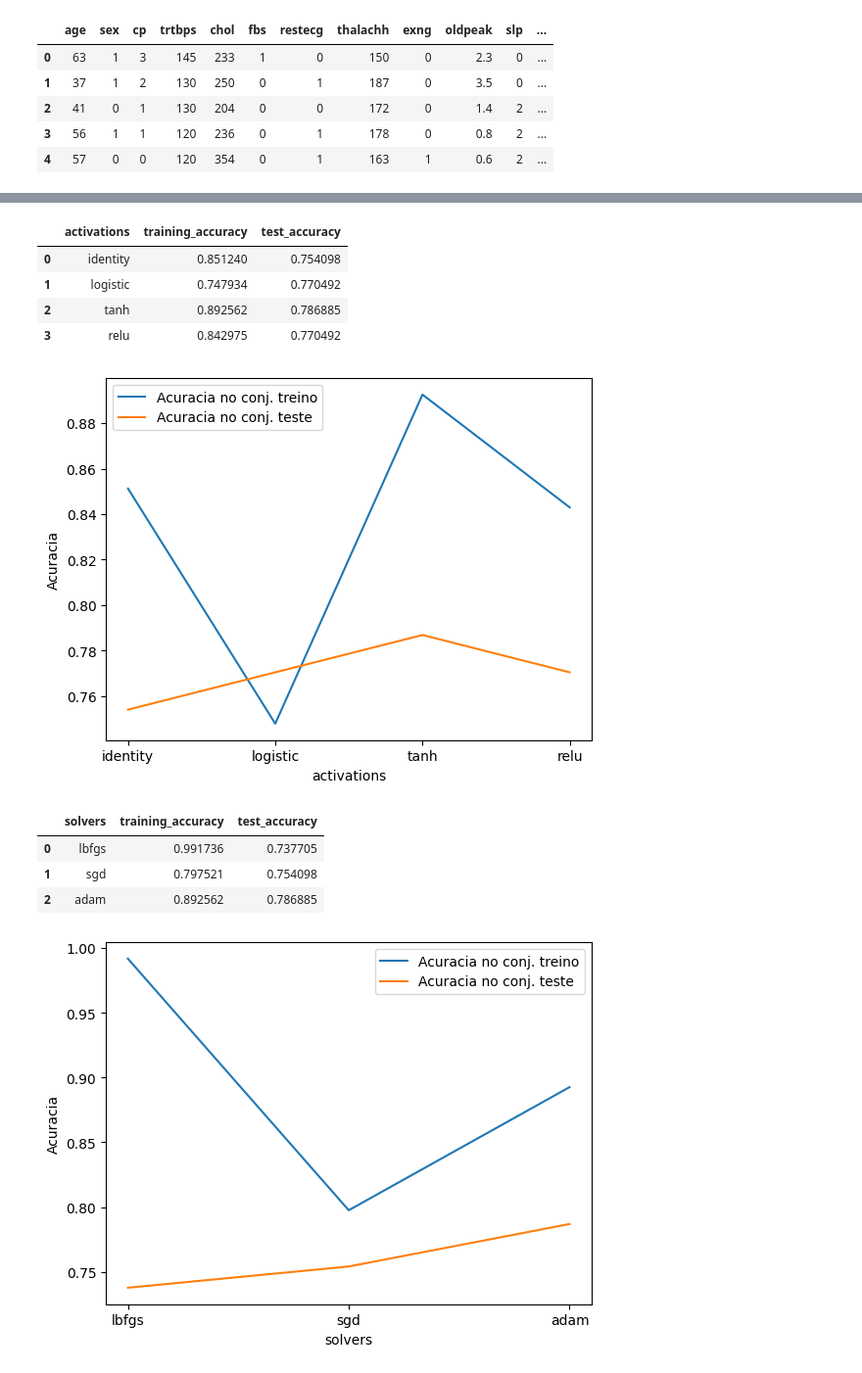
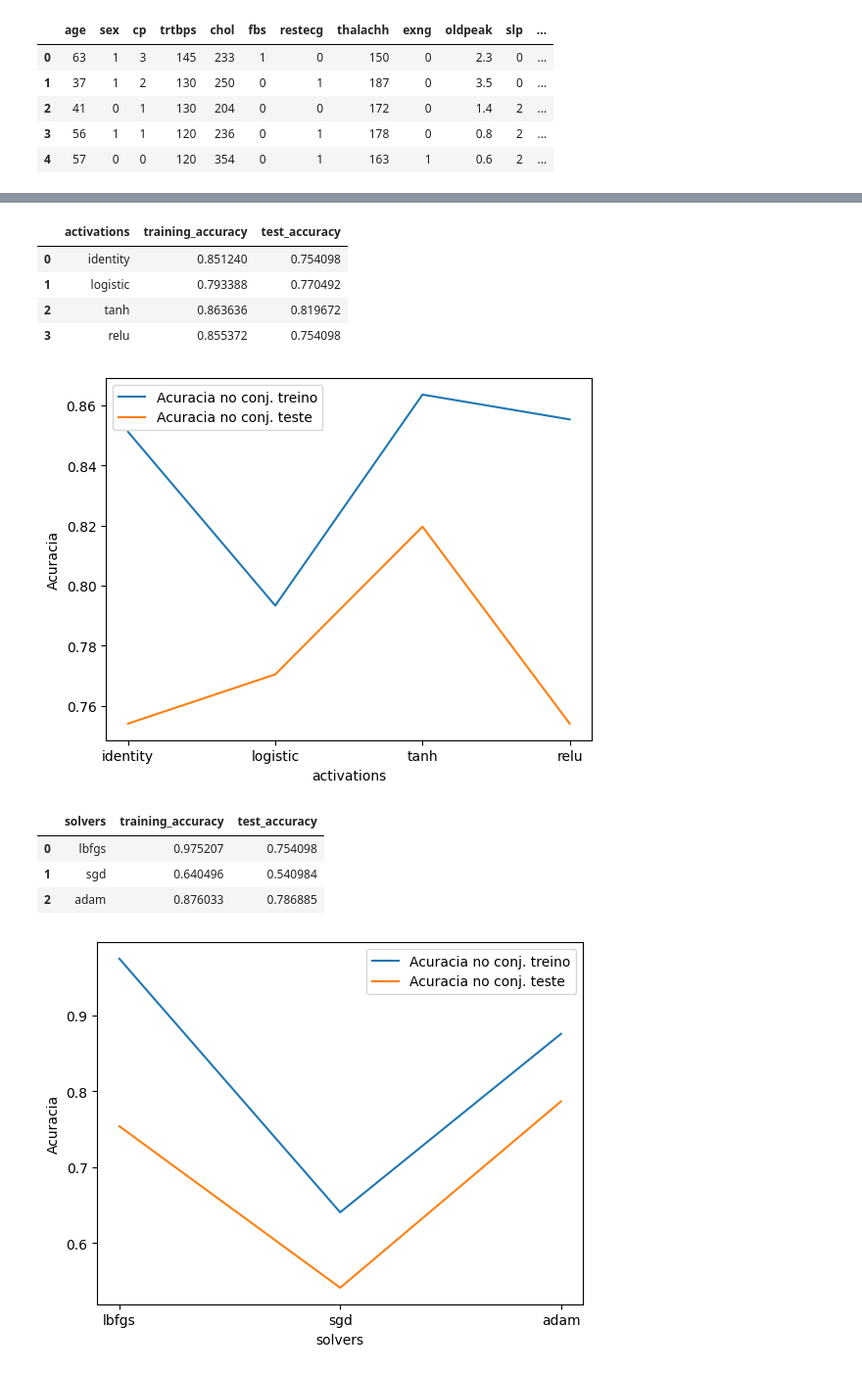
Before and after one commit to DanielSLucas/introducaoDataScience, a Jupyter notebook: praticando/heart attack/neuralNetwork.ipynb, the cells around one changed output, grey strips where cells are left out. Shown: that part at 98% size. Cells and saved outputs as stored; diff of their text form; code cells hidden in the pictures.

```diff
--- a/praticando/heart attack/neuralNetwork.ipynb
+++ b/praticando/heart attack/neuralNetwork.ipynb
@@ -45,3 +45,24 @@ X_train, X_test, y_train, y_test = train_test_split(
 sc_X = StandardScaler()
 X_trainscaled = sc_X.fit_transform(X_train)
 X_testscaled = sc_X.transform(X_test)
+# %%
+training_accuracy = []
+test_accuracy = []
+
+hidden_layer_sizess = [(100), (50, 100, 50), (16, 4), (8, 2)]
+str_hidden_layer_sizess = ['(100)', '(50, 100, 50)', '(16, 4)', '(8, 2)']
+
+for hidden_layer_sizes in hidden_layer_sizess:
+  mlp = MLPClassifier(
+    hidden_layer_sizes=hidden_layer_sizes,
+  ).fit(X_trainscaled, y_train)
+  training_accuracy.append(mlp.score(X_trainscaled, y_train))
+  test_accuracy.append(mlp.score(X_testscaled, y_test))
+
+plt.plot(str_hidden_layer_sizess, training_accuracy, label='Acuracia no conj. treino')
+plt.plot(str_hidden_layer_sizess, test_accuracy, label='Acuracia no conj. teste')
+plt.ylabel('Acuracia')
+plt.xlabel('hidden_layer_sizess')
+plt.legend()
+
+pd.DataFrame({"hidden_layer_sizess": str_hidden_layer_sizess, "training_accuracy": training_accuracy, "test_accuracy":test_accuracy })
@@ -55,7 +83,6 @@ for activation in activations:
   mlp = MLPClassifier(
     hidden_layer_sizes=(8, 2),
     activation=activation,
-    random_state=1,
   ).fit(X_trainscaled, y_train)
   training_accuracy.append(mlp.score(X_trainscaled, y_train))
   test_accuracy.append(mlp.score(X_testscaled, y_test))
@@ -70,38 +97,37 @@ pd.DataFrame({"activations": activations, "training_accuracy": training_accuracy
 # %% [output]
 |  | activations | training_accuracy | test_accuracy |
 | 0 | identity | 0.851240 | 0.754098 |
-| 1 | logistic | 0.747934 | 0.770492 |
-| 2 | tanh | 0.892562 | 0.786885 |
-| 3 | relu | 0.842975 | 0.770492 |
+| 1 | logistic | 0.793388 | 0.770492 |
+| 2 | tanh | 0.863636 | 0.819672 |
+| 3 | relu | 0.855372 | 0.754098 |
-[figure, old version]
+[figure, new version]
 # %%
 training_accuracy = []
 test_accuracy = []
 
 solvers = ['lbfgs', 'sgd', 'adam']
 
 for solver in solvers:
   mlp = MLPClassifier(
     hidden_layer_sizes=(8, 2),
     activation='tanh',
-    random_state=1,
-    solver=solver
+    solver=solver,
   ).fit(X_trainscaled, y_train)
   training_accuracy.append(mlp.score(X_trainscaled, y_train))
   test_accuracy.append(mlp.score(X_testscaled, y_test))
 
 plt.plot(solvers, training_accuracy, label='Acuracia no conj. treino')
 plt.plot(solvers, test_accuracy, label='Acuracia no conj. teste')
 plt.ylabel('Acuracia')
 plt.xlabel('solvers')
 plt.legend()
 
 pd.DataFrame({"solvers": solvers, "training_accuracy": training_accuracy, "test_accuracy":test_accuracy })
 # %% [output]
 |  | solvers | training_accuracy | test_accuracy |
-| 0 | lbfgs | 0.991736 | 0.737705 |
-| 1 | sgd | 0.797521 | 0.754098 |
-| 2 | adam | 0.892562 | 0.786885 |
+| 0 | lbfgs | 0.975207 | 0.754098 |
+| 1 | sgd | 0.640496 | 0.540984 |
+| 2 | adam | 0.876033 | 0.786885 |
-[figure, old version]
+[figure, new version]
 # %%
 clf = MLPClassifier(
```
Also changed, not shown: parts of 11 cells of this notebook.
